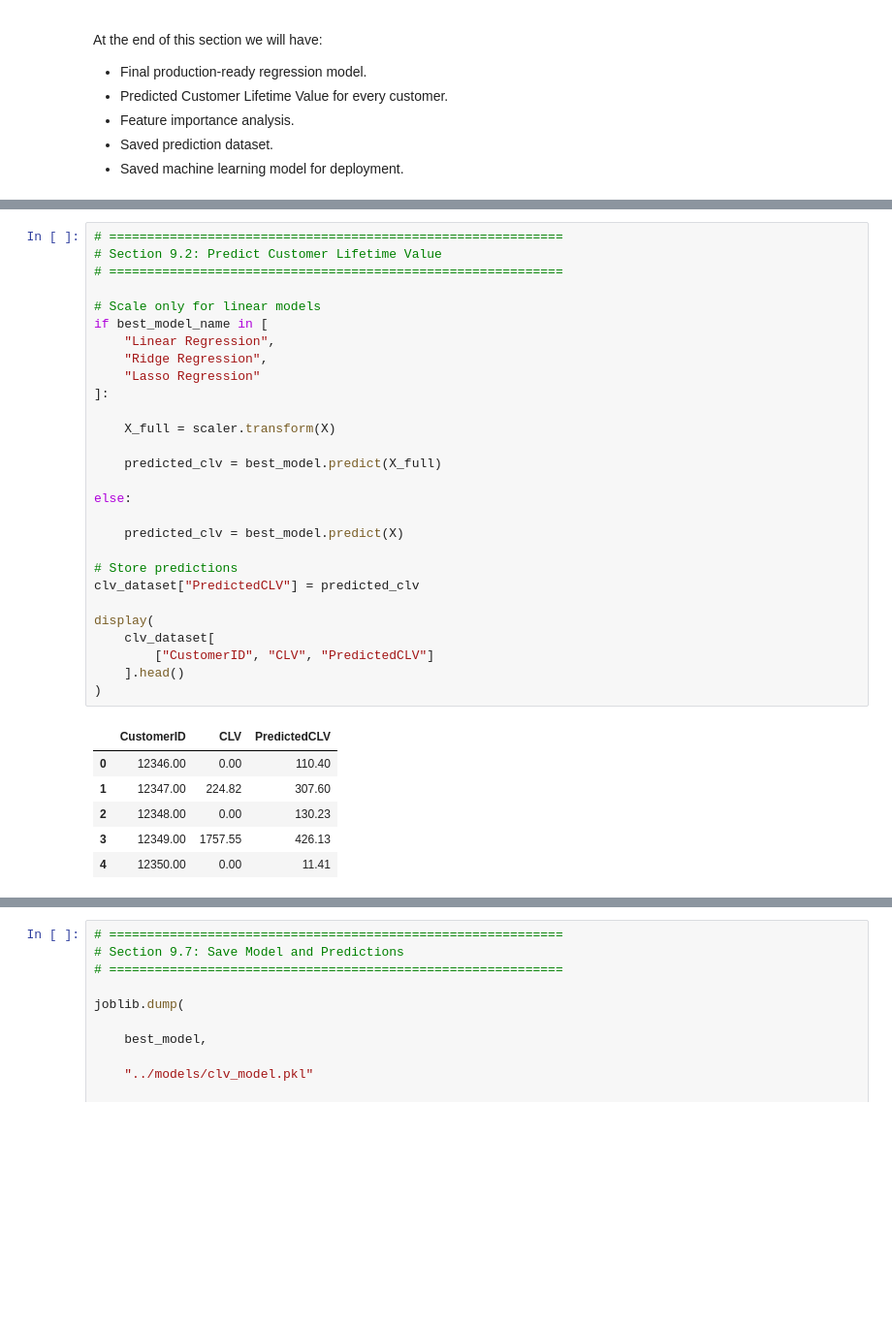
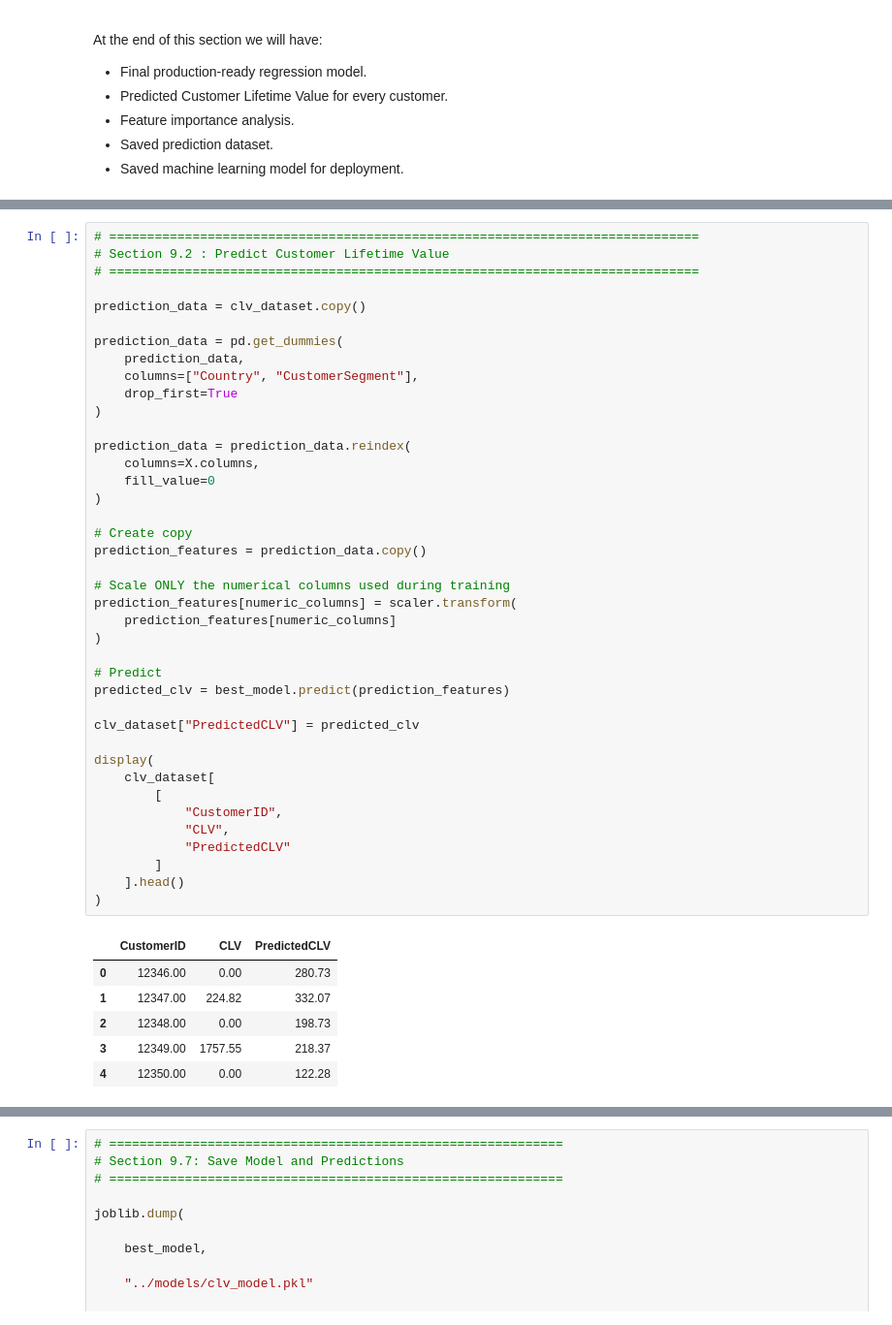
Before and after one commit to Bhardwaj-Arin/Intelligent-Customer-Analytics-Platform, a Jupyter notebook: notebooks/06_Customer_Lifetime_Value_Prediction.ipynb, the cells around one changed output, grey strips where cells are left out. Shown at 97% size. Saved outputs shown, nothing was run; the diff lists cells and outputs as text; blank space fills up the shorter version.

```diff
--- a/notebooks/06_Customer_Lifetime_Value_Prediction.ipynb
+++ b/notebooks/06_Customer_Lifetime_Value_Prediction.ipynb
@@ -1773,38 +1773,50 @@ Selected Model : Gradient Boosting
 # %%
-# ============================================================
-# Section 9.2: Predict Customer Lifetime Value
-# ============================================================
+# ==============================================================================
+# Section 9.2 : Predict Customer Lifetime Value
+# ==============================================================================
 
-# Scale only for linear models
-if best_model_name in [
-    "Linear Regression",
-    "Ridge Regression",
-    "Lasso Regression"
-]:
+prediction_data = clv_dataset.copy()
 
-    X_full = scaler.transform(X)
+prediction_data = pd.get_dummies(
+    prediction_data,
+    columns=["Country", "CustomerSegment"],
+    drop_first=True
+)
 
-    predicted_clv = best_model.predict(X_full)
+prediction_data = prediction_data.reindex(
+    columns=X.columns,
+    fill_value=0
+)
 
-else:
+# Create copy
+prediction_features = prediction_data.copy()
 
-    predicted_clv = best_model.predict(X)
+# Scale ONLY the numerical columns used during training
+prediction_features[numeric_columns] = scaler.transform(
+    prediction_features[numeric_columns]
+)
 
-# Store predictions
+# Predict
+predicted_clv = best_model.predict(prediction_features)
+
 clv_dataset["PredictedCLV"] = predicted_clv
 
 display(
     clv_dataset[
-        ["CustomerID", "CLV", "PredictedCLV"]
+        [
+            "CustomerID",
+            "CLV",
+            "PredictedCLV"
+        ]
     ].head()
 )
 # %% [output]
 |  | CustomerID | CLV | PredictedCLV |
-| 0 | 12346.00 | 0.00 | 110.40 |
-| 1 | 12347.00 | 224.82 | 307.60 |
-| 2 | 12348.00 | 0.00 | 130.23 |
-| 3 | 12349.00 | 1757.55 | 426.13 |
-| 4 | 12350.00 | 0.00 | 11.41 |
+| 0 | 12346.00 | 0.00 | 280.73 |
+| 1 | 12347.00 | 224.82 | 332.07 |
+| 2 | 12348.00 | 0.00 | 198.73 |
+| 3 | 12349.00 | 1757.55 | 218.37 |
+| 4 | 12350.00 | 0.00 | 122.28 |
 # %%
 # ============================================================
 # Section 9.3: Feature Importance
```
Also changed, not shown: parts of 18 cells of this notebook, 57 other files.
